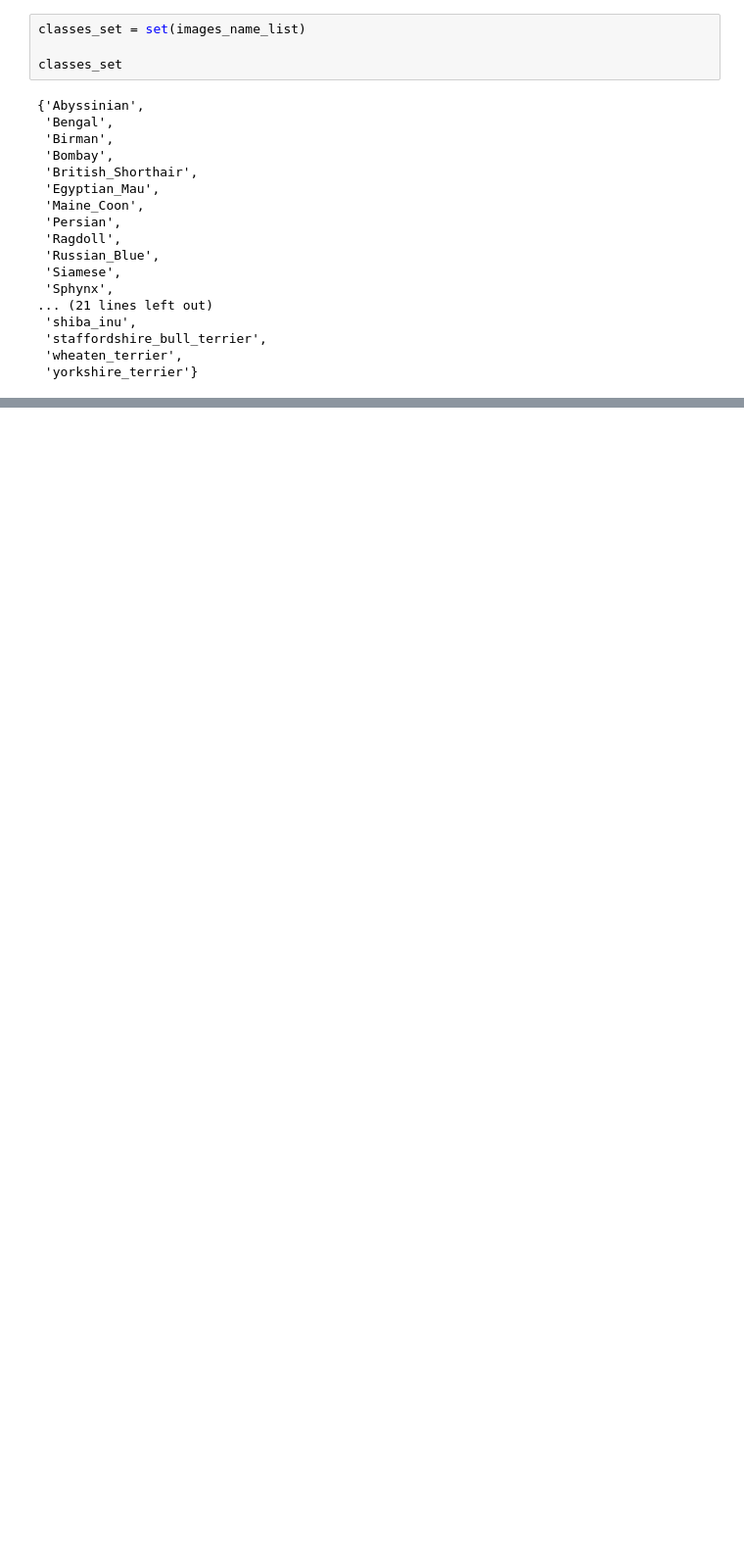
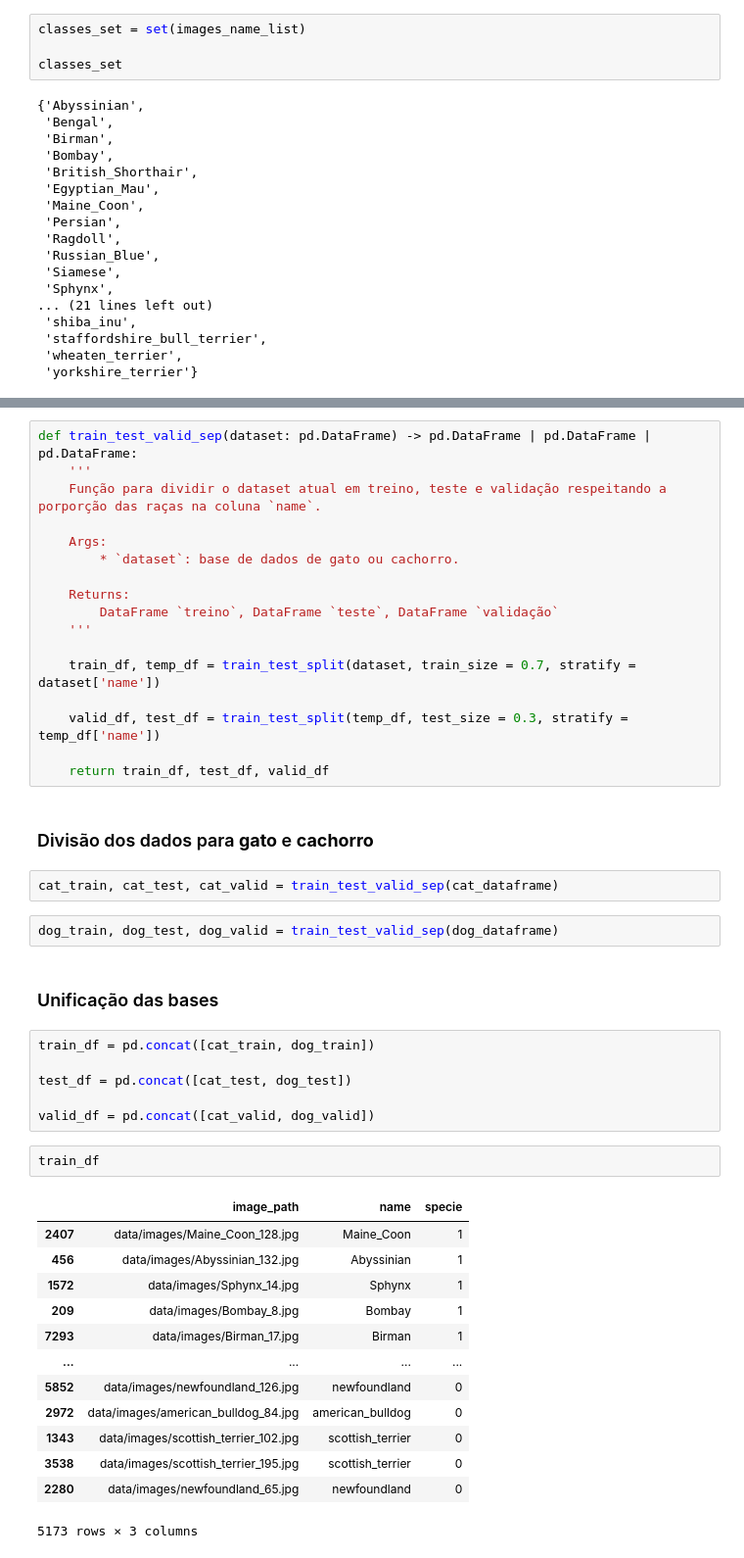
Before and after one commit to hdgiacon/cats_and_dogs_classify, a Jupyter notebook: main.ipynb, the cells around one changed output, grey strips where cells are left out. Shown at 98% size. Cells and saved outputs as stored; diff of their text form; blank space fills up the shorter version.

```diff
--- a/main.ipynb
+++ b/main.ipynb
@@ -249,0 +337,47 @@ len(dogs_set)
+# %%
+def train_test_valid_sep(dataset: pd.DataFrame) -> pd.DataFrame | pd.DataFrame | pd.DataFrame:
+    '''
+    Função para dividir o dataset atual em treino, teste e validação respeitando a porporção das raças na coluna `name`.
+
+    Args:
+        * `dataset`: base de dados de gato ou cachorro.
+
+    Returns:
+        DataFrame `treino`, DataFrame `teste`, DataFrame `validação`
+    '''
+
+    train_df, temp_df = train_test_split(dataset, train_size = 0.7, stratify = dataset['name'])
+
+    valid_df, test_df = train_test_split(temp_df, test_size = 0.3, stratify = temp_df['name'])
+
+    return train_df, test_df, valid_df
+# %% [markdown]
+### Divisão dos dados para **gato** e **cachorro**
+# %%
+cat_train, cat_test, cat_valid = train_test_valid_sep(cat_dataframe)
+# %%
+dog_train, dog_test, dog_valid = train_test_valid_sep(dog_dataframe)
+# %% [markdown]
+### Unificação das bases
+# %%
+train_df = pd.concat([cat_train, dog_train])
+
+test_df = pd.concat([cat_test, dog_test])
+
+valid_df = pd.concat([cat_valid, dog_valid])
+# %%
+train_df
+# %% [output]
+|  | image_path | name | specie |
+| 2407 | data/images/Maine_Coon_128.jpg | Maine_Coon | 1 |
+| 456 | data/images/Abyssinian_132.jpg | Abyssinian | 1 |
+| 1572 | data/images/Sphynx_14.jpg | Sphynx | 1 |
+| 209 | data/images/Bombay_8.jpg | Bombay | 1 |
+| 7293 | data/images/Birman_17.jpg | Birman | 1 |
+| ... | ... | ... | ... |
+| 5852 | data/images/newfoundland_126.jpg | newfoundland | 0 |
+| 2972 | data/images/american_bulldog_84.jpg | american_bulldog | 0 |
+| 1343 | data/images/scottish_terrier_102.jpg | scottish_terrier | 0 |
+| 3538 | data/images/scottish_terrier_195.jpg | scottish_terrier | 0 |
+| 2280 | data/images/newfoundland_65.jpg | newfoundland | 0 |
+5173 rows × 3 columns
```
Also changed, not shown: parts of 31 cells of this notebook, 1 other file.
